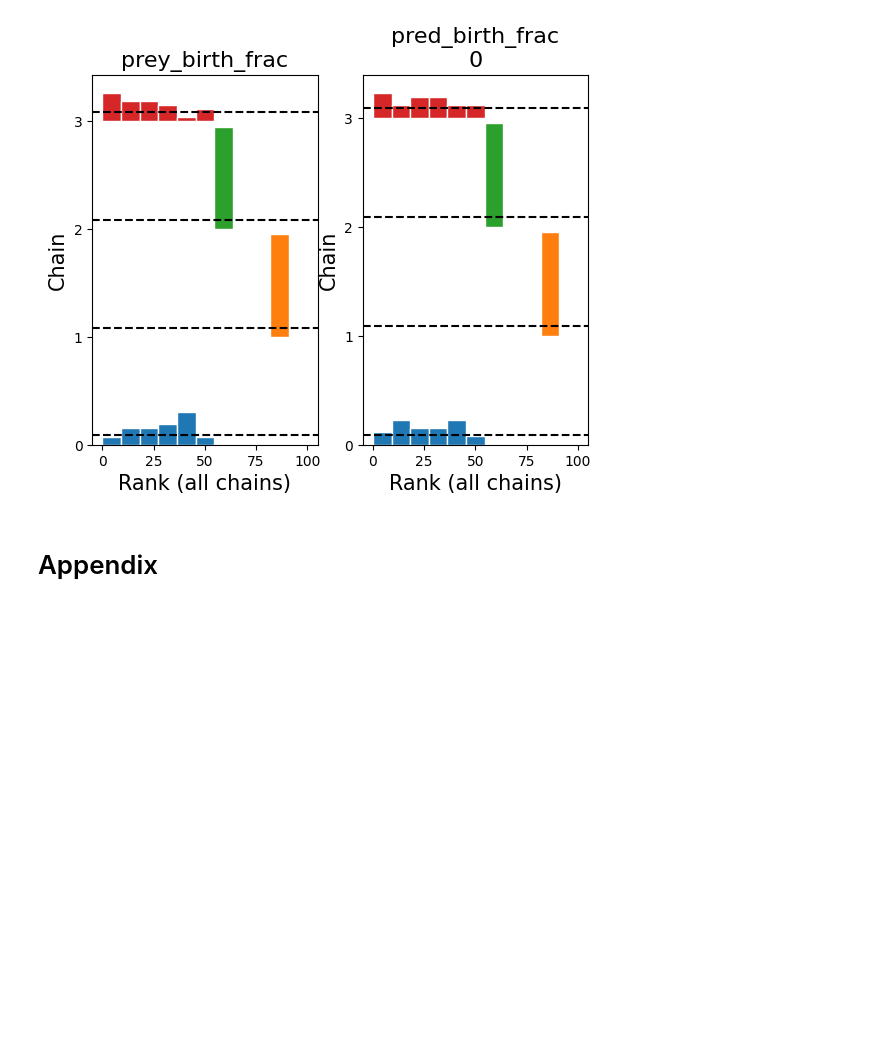
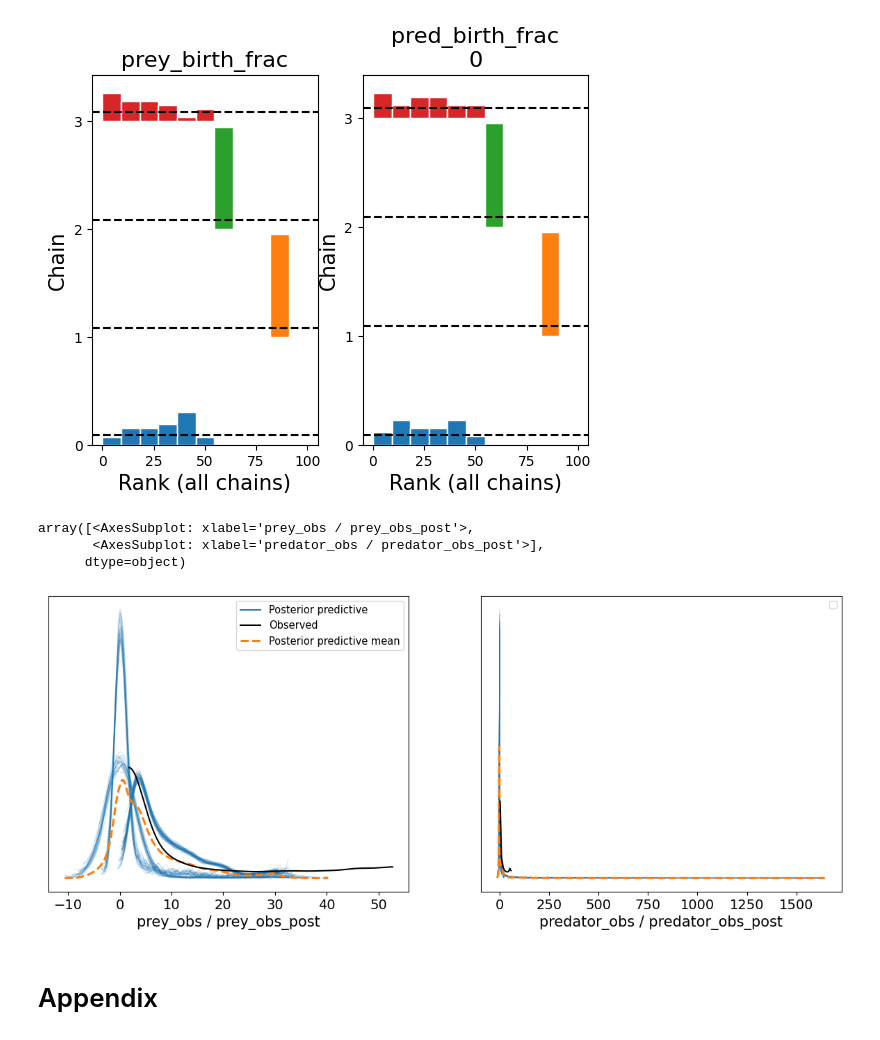
Before and after one commit to Data4DM/stanify, a Jupyter notebook: vignette/prey_predator_hier_dot01mpnoise.ipynb, the cells around one changed output. Saved outputs shown, nothing was run; the diff lists cells and outputs as text; code cells hidden in the pictures; blank space fills up the shorter version.

```diff
--- a/vignette/prey_predator_hier_dot01mpnoise.ipynb
+++ b/vignette/prey_predator_hier_dot01mpnoise.ipynb
@@ -227,6 +209,14 @@ array([<AxesSubplot: title={'center': 'prey_birth_frac'}, xlabel='Rank (all chai
        <AxesSubplot: title={'center': 'pred_birth_frac\n0'}, xlabel='Rank (all chains)', ylabel='Chain'>],
       dtype=object)
 [figure]
+# %%
+data2draws = az.from_netcdf("data/prey_predator_S1N200Q2R3/data2draws.nc")
+az.plot_ppc(data2draws, data_pairs={"prey_obs": "prey_obs_post", "predator_obs": "predator_obs_post"})
+# %% [output]
+array([<AxesSubplot: xlabel='prey_obs / prey_obs_post'>,
+       <AxesSubplot: xlabel='predator_obs / predator_obs_post'>],
+      dtype=object)
+[figure, added]
 # %% [markdown]
 
 # Appendix
```
Also changed, not shown: parts of 2 cells of this notebook, 2 other files.
